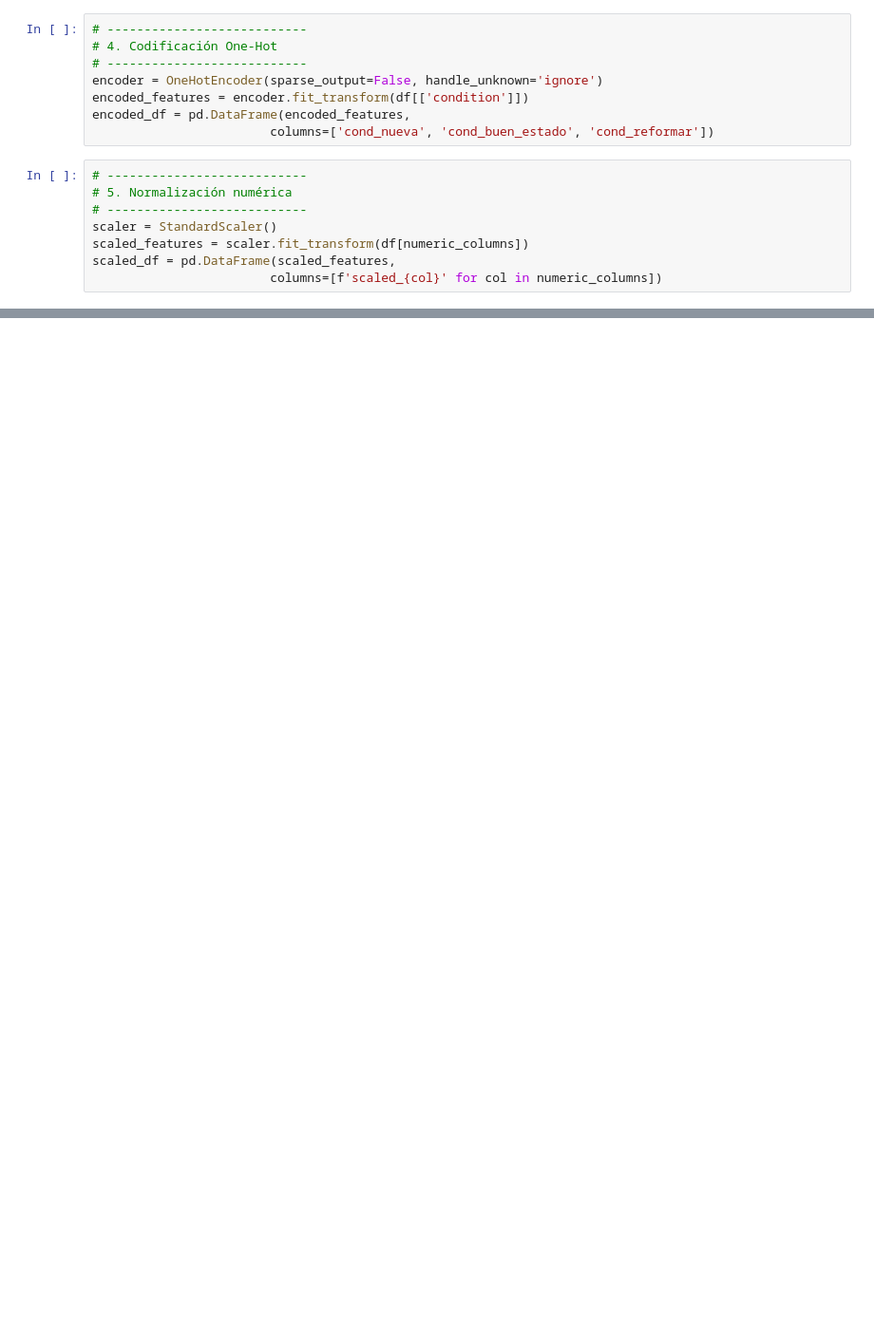
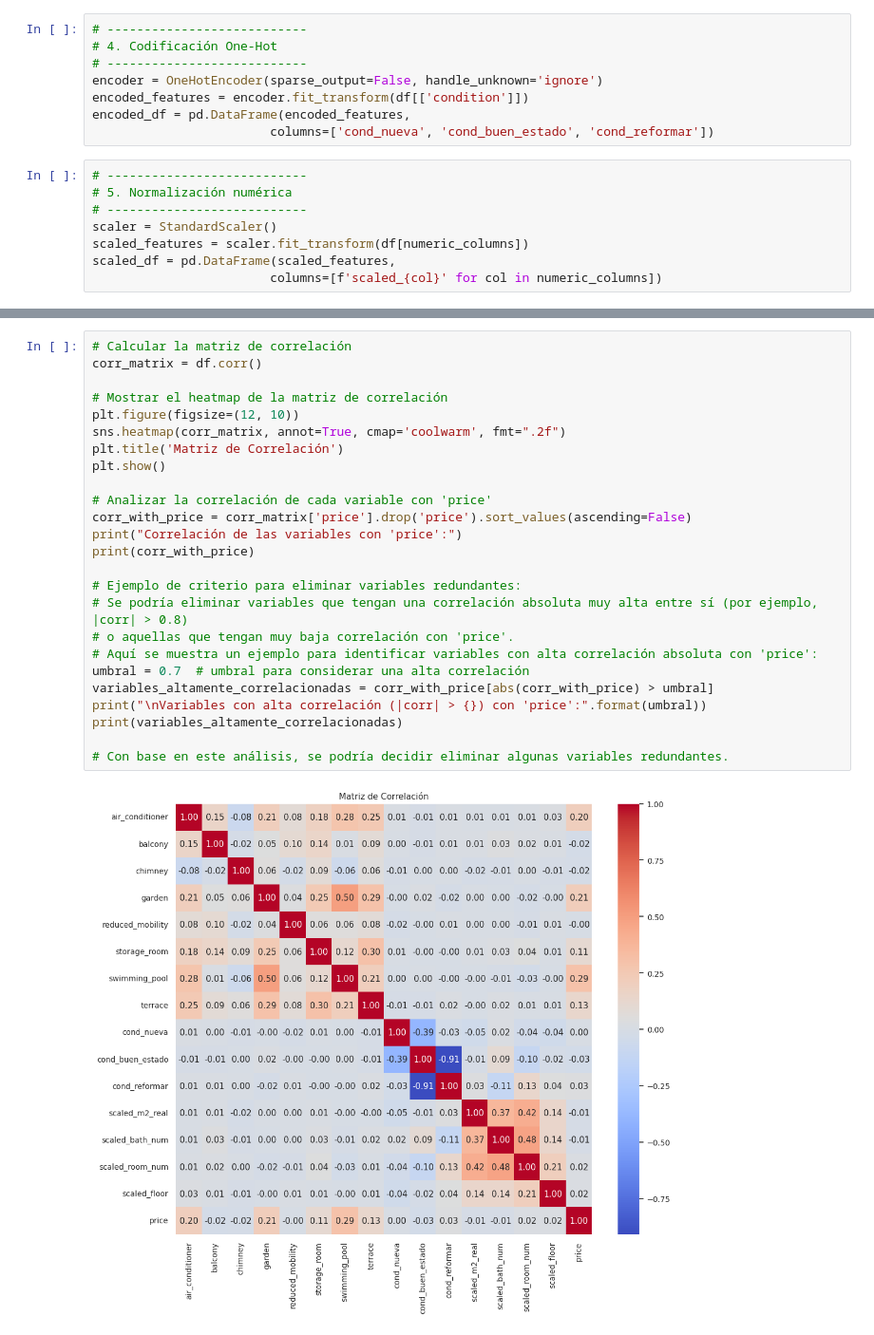
Before and after one commit to alejandrorod-tajamar/HousingPricesPrediction, a Jupyter notebook: Housing_Spain.ipynb, the cells around one changed output, grey strips where cells are left out. Shown at 95% size. Saved outputs shown, nothing was run; the diff lists cells and outputs as text; blank space fills up the shorter version.

```diff
--- a/Housing_Spain.ipynb
+++ b/Housing_Spain.ipynb
@@ -347,0 +350,27 @@ Estructura final:
+# %%
+# Calcular la matriz de correlación
+corr_matrix = df.corr()
+
+# Mostrar el heatmap de la matriz de correlación
+plt.figure(figsize=(12, 10))
+sns.heatmap(corr_matrix, annot=True, cmap='coolwarm', fmt=".2f")
+plt.title('Matriz de Correlación')
+plt.show()
+
+# Analizar la correlación de cada variable con 'price'
+corr_with_price = corr_matrix['price'].drop('price').sort_values(ascending=False)
+print("Correlación de las variables con 'price':")
+print(corr_with_price)
+
+# Ejemplo de criterio para eliminar variables redundantes:
+# Se podría eliminar variables que tengan una correlación absoluta muy alta entre sí (por ejemplo, |corr| > 0.8)
+# o aquellas que tengan muy baja correlación con 'price'.
+# Aquí se muestra un ejemplo para identificar variables con alta correlación absoluta con 'price':
+umbral = 0.7  # umbral para considerar una alta correlación
+variables_altamente_correlacionadas = corr_with_price[abs(corr_with_price) > umbral]
+print("\nVariables con alta correlación (|corr| > {}) con 'price':".format(umbral))
+print(variables_altamente_correlacionadas)
+
+# Con base en este análisis, se podría decidir eliminar algunas variables redundantes.
+# %% [output]
+[figure, added]
```
Also changed, not shown: parts of 8 cells of this notebook.
